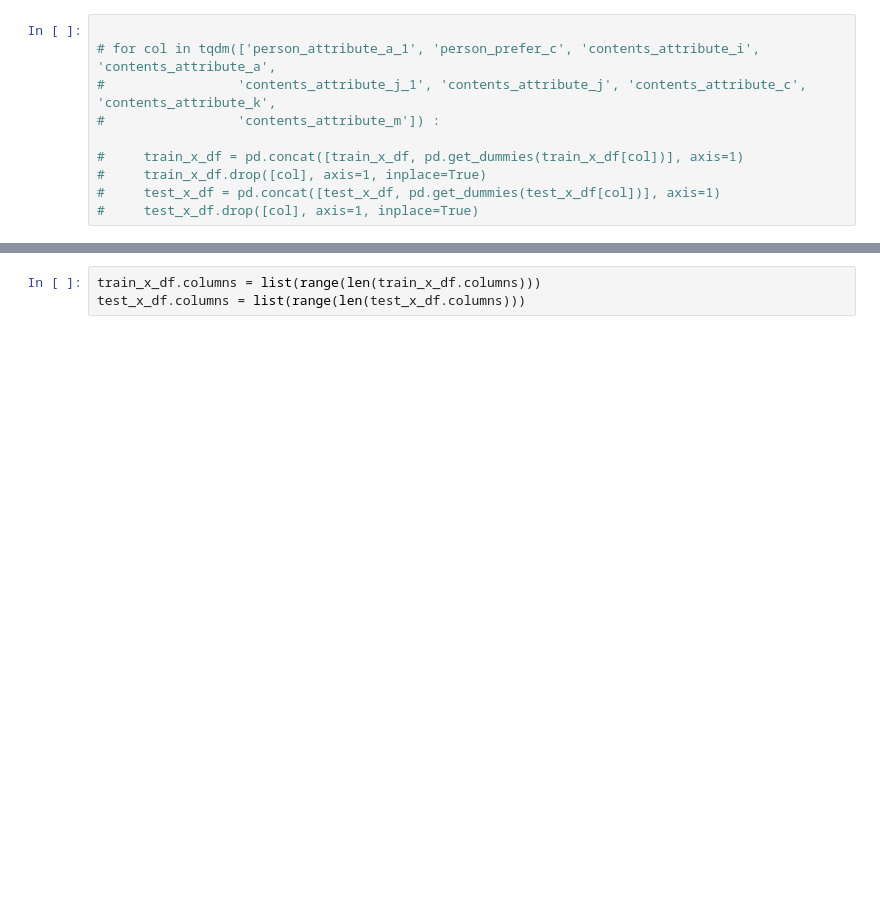
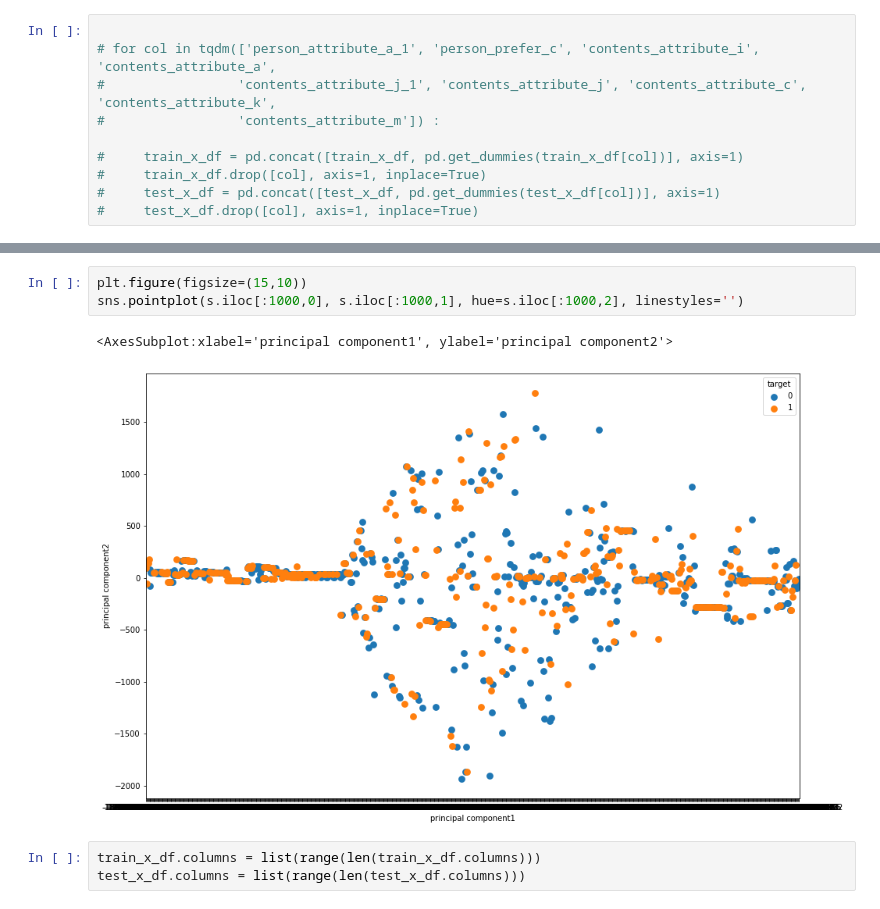
Before and after one commit to gw1303/jobcare, a Jupyter notebook: main.ipynb, the cells around one changed output, grey strips where cells are left out. Saved outputs shown, nothing was run; the diff lists cells and outputs as text; blank space fills up the shorter version.

```diff
--- a/main.ipynb
+++ b/main.ipynb
@@ -380,3 +403,9 @@ train_2_y = train_y_df.iloc[train_person_attribute_a_2_list,:]
+# %%
+plt.figure(figsize=(15,10))
+sns.pointplot(s.iloc[:1000,0], s.iloc[:1000,1], hue=s.iloc[:1000,2], linestyles='')
+# %% [output]
+<AxesSubplot:xlabel='principal component1', ylabel='principal component2'>
+[figure, added]
 # %%
 train_x_df.columns = list(range(len(train_x_df.columns)))
 test_x_df.columns = list(range(len(test_x_df.columns)))
```
Also changed, not shown: parts of 17 cells of this notebook, 2 other files.
